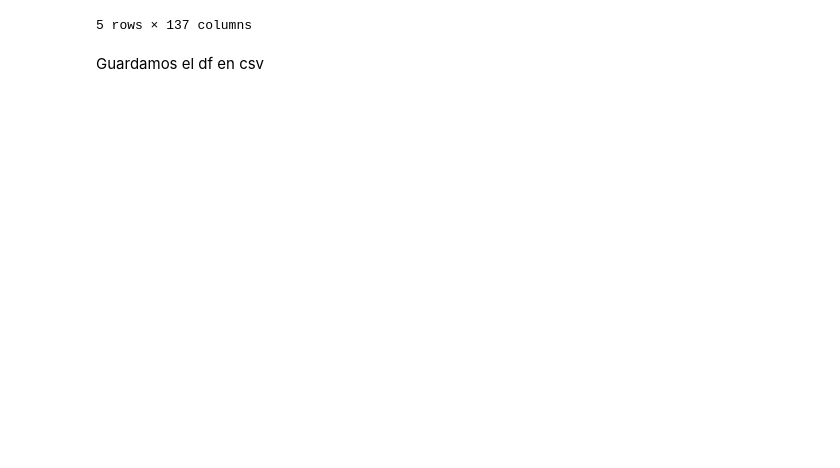
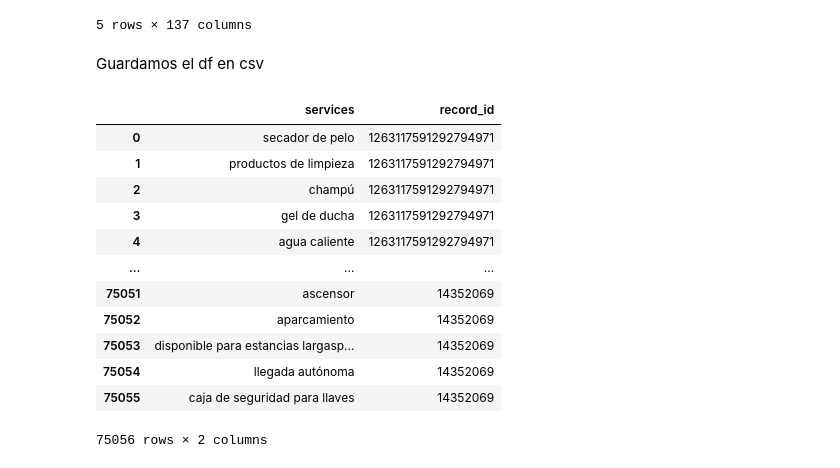
Before and after one commit to DiogoBernardoPT/Proyecto-Final-Bootcamp---Dream-Team, a Jupyter notebook: Union.ipynb, the cells around one changed output. Saved outputs shown, nothing was run; the diff lists cells and outputs as text; code cells hidden in the pictures; blank space fills up the shorter version.

```diff
--- a/Union.ipynb
+++ b/Union.ipynb
@@ -67,3 +159,19 @@ df_all.head()
 Guardamos el df en csv
 # %%
 df_all.to_csv('df_all.csv', index = False)
+# %%
+df_servicios
+# %% [output]
+|  | services | record_id |
+| 0 | secador de pelo | 1263117591292794971 |
+| 1 | productos de limpieza | 1263117591292794971 |
+| 2 | champú | 1263117591292794971 |
+| 3 | gel de ducha | 1263117591292794971 |
+| 4 | agua caliente | 1263117591292794971 |
+| ... | ... | ... |
+| 75051 | ascensor | 14352069 |
+| 75052 | aparcamiento | 14352069 |
+| 75053 | disponible para estancias largasp... | 14352069 |
+| 75054 | llegada autónoma | 14352069 |
+| 75055 | caja de seguridad para llaves | 14352069 |
+75056 rows × 2 columns
```
Also changed, not shown: parts of 6 cells of this notebook, 5 other files.
